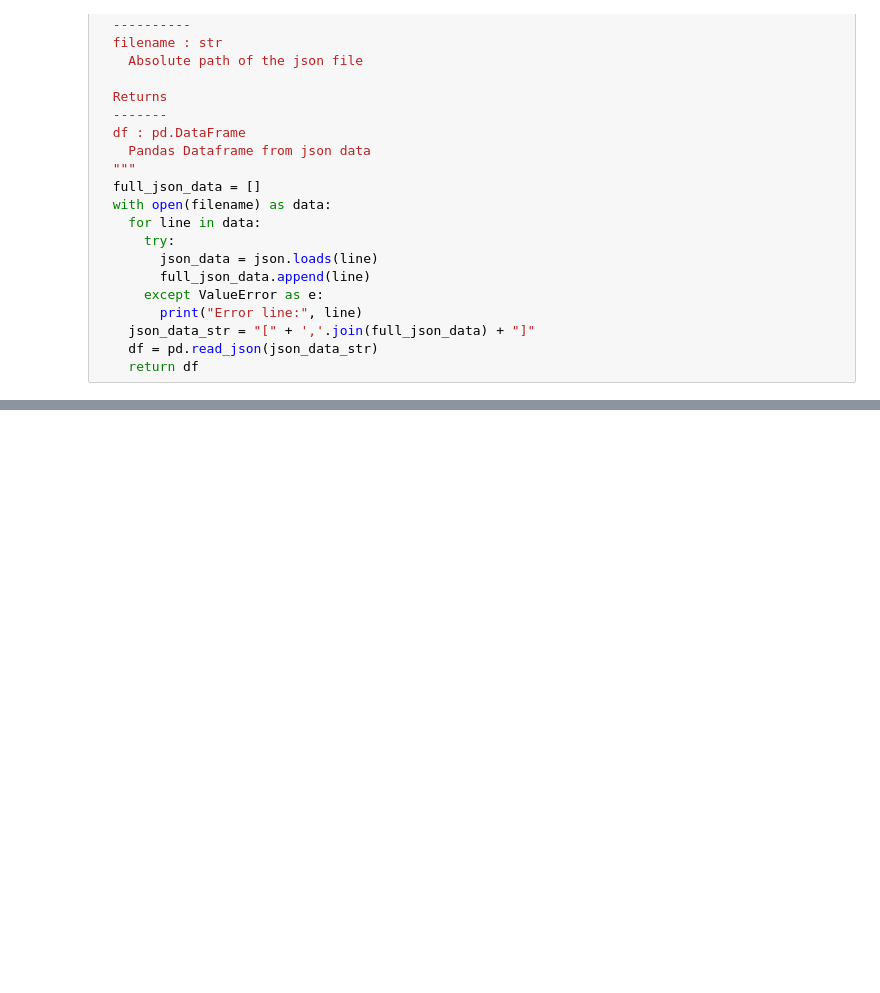
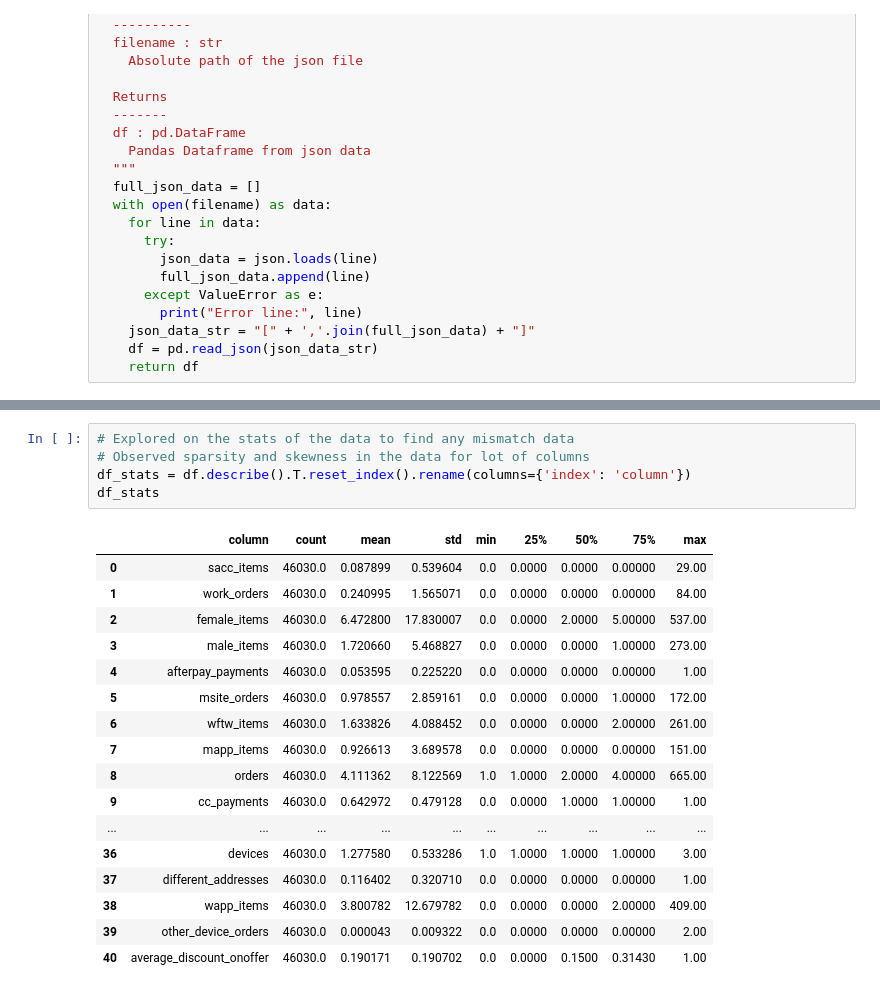
Before and after one commit to praveenkumarbalakrishnan/tasks, a Jupyter notebook: SIG742Task2.ipynb, the cells around one changed output, grey strips where cells are left out. Saved outputs shown, nothing was run; the diff lists cells and outputs as text; blank space fills up the shorter version.

```diff
--- a/SIG742Task2.ipynb
+++ b/SIG742Task2.ipynb
@@ -65,0 +134,23 @@ df.describe()
+# %%
+# Explored on the stats of the data to find any mismatch data
+# Observed sparsity and skewness in the data for lot of columns
+df_stats = df.describe().T.reset_index().rename(columns={'index': 'column'})
+df_stats
+# %% [output]
+|  | column | count | mean | std | min | 25% | 50% | 75% | max |
+| 0 | sacc_items | 46030.0 | 0.087899 | 0.539604 | 0.0 | 0.0000 | 0.0000 | 0.00000 | 29.00 |
+| 1 | work_orders | 46030.0 | 0.240995 | 1.565071 | 0.0 | 0.0000 | 0.0000 | 0.00000 | 84.00 |
+| 2 | female_items | 46030.0 | 6.472800 | 17.830007 | 0.0 | 0.0000 | 2.0000 | 5.00000 | 537.00 |
+| 3 | male_items | 46030.0 | 1.720660 | 5.468827 | 0.0 | 0.0000 | 0.0000 | 1.00000 | 273.00 |
+| 4 | afterpay_payments | 46030.0 | 0.053595 | 0.225220 | 0.0 | 0.0000 | 0.0000 | 0.00000 | 1.00 |
+| 5 | msite_orders | 46030.0 | 0.978557 | 2.859161 | 0.0 | 0.0000 | 0.0000 | 1.00000 | 172.00 |
+| 6 | wftw_items | 46030.0 | 1.633826 | 4.088452 | 0.0 | 0.0000 | 0.0000 | 2.00000 | 261.00 |
+| 7 | mapp_items | 46030.0 | 0.926613 | 3.689578 | 0.0 | 0.0000 | 0.0000 | 0.00000 | 151.00 |
+| 8 | orders | 46030.0 | 4.111362 | 8.122569 | 1.0 | 1.0000 | 2.0000 | 4.00000 | 665.00 |
+| 9 | cc_payments | 46030.0 | 0.642972 | 0.479128 | 0.0 | 0.0000 | 1.0000 | 1.00000 | 1.00 |
+| ... | ... | ... | ... | ... | ... | ... | ... | ... | ... |
+| 36 | devices | 46030.0 | 1.277580 | 0.533286 | 1.0 | 1.0000 | 1.0000 | 1.00000 | 3.00 |
+| 37 | different_addresses | 46030.0 | 0.116402 | 0.320710 | 0.0 | 0.0000 | 0.0000 | 0.00000 | 1.00 |
+| 38 | wapp_items | 46030.0 | 3.800782 | 12.679782 | 0.0 | 0.0000 | 0.0000 | 2.00000 | 409.00 |
+| 39 | other_device_orders | 46030.0 | 0.000043 | 0.009322 | 0.0 | 0.0000 | 0.0000 | 0.00000 | 2.00 |
+| 40 | average_discount_onoffer | 46030.0 | 0.190171 | 0.190702 | 0.0 | 0.0000 | 0.1500 | 0.31430 | 1.00 |
```
Also changed, not shown: parts of 16 cells of this notebook.
